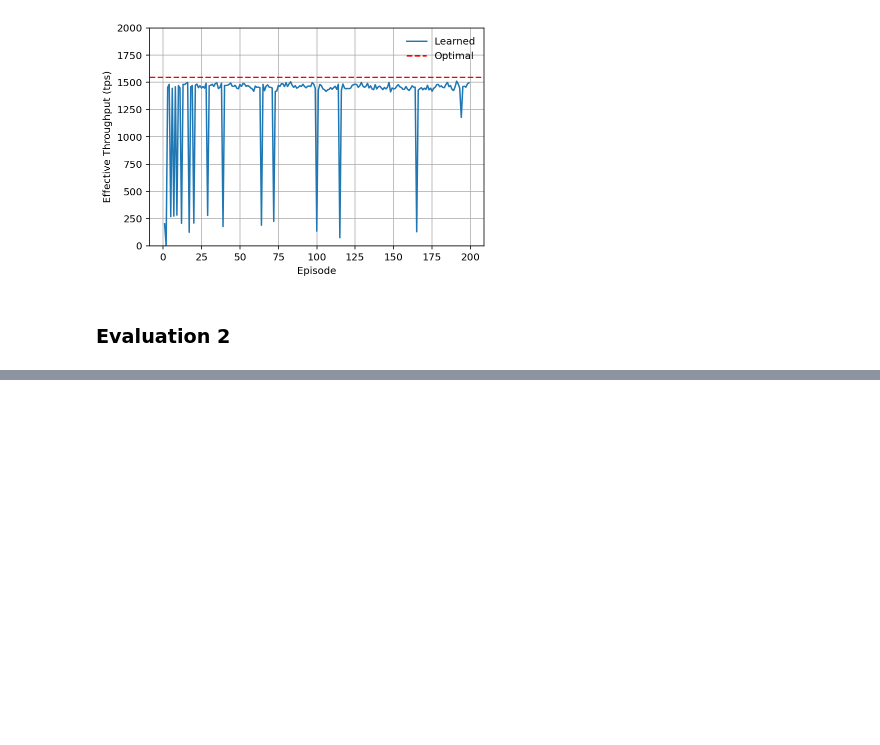
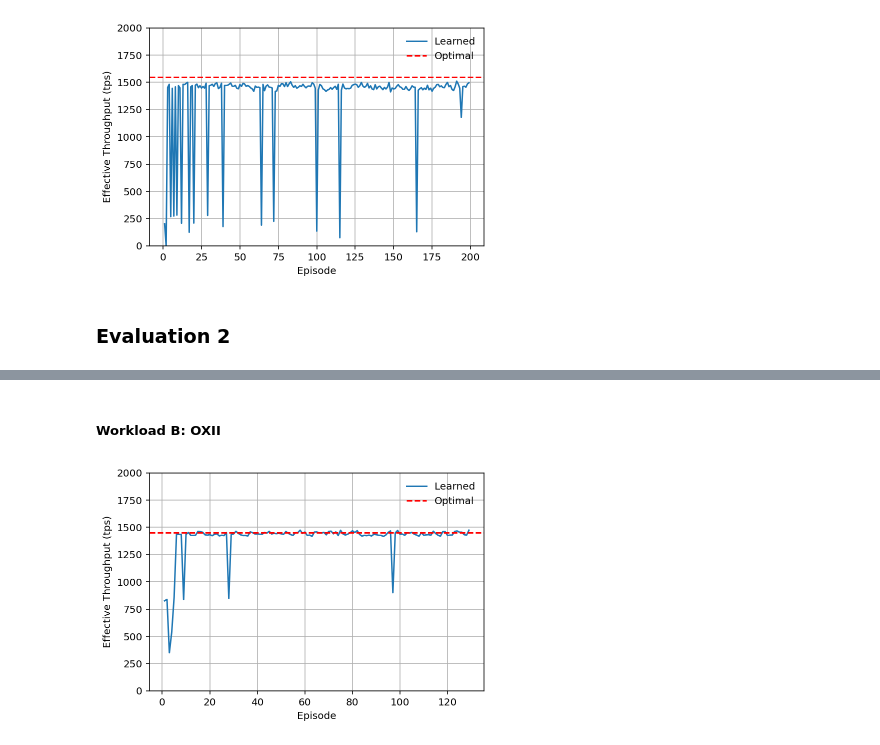
Before and after one commit to chenyuanwu/AdaChain, a Jupyter notebook: src/learning/evaluation.ipynb, the cells around one changed output, grey strips where cells are left out. Saved outputs shown, nothing was run; the diff lists cells and outputs as text; code cells hidden in the pictures; blank space fills up the shorter version.

```diff
--- a/src/learning/evaluation.ipynb
+++ b/src/learning/evaluation.ipynb
@@ -117,0 +141,7 @@ exp1_plot_throughput('ts_seed_ox.csv', 2000, 1550)
+# %% [markdown]
+##### Workload B: OXII
+# %%
+exp1_plot_throughput('data.csv', 2000, 1450)
+# effective transactions entire run = 1245289.
+# %% [output]
+[figure, added]
```
Also changed, not shown: parts of 12 cells of this notebook, 1 other file.
